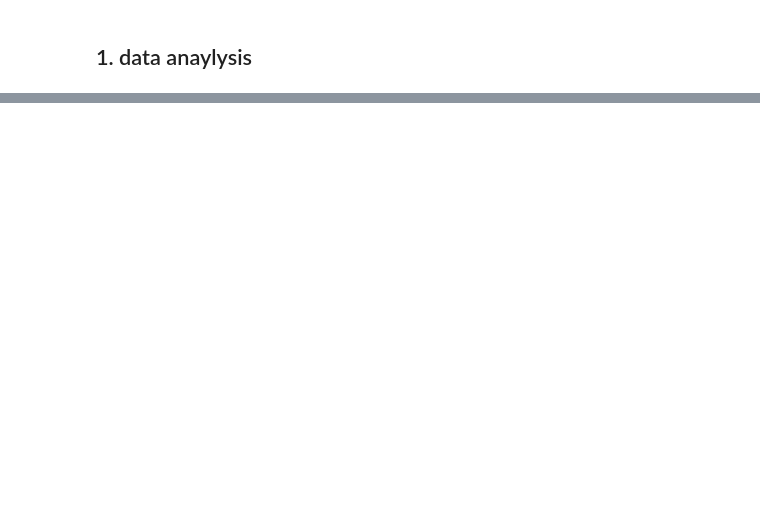
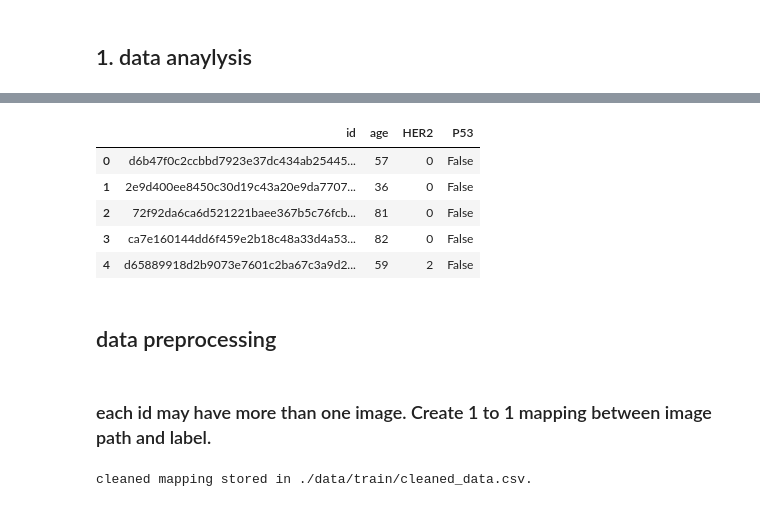
Before and after one commit to zwh42/CancerDetection, a Jupyter notebook: CancerDetection.ipynb, the cells around one changed output, grey strips where cells are left out. Cells and saved outputs as stored; diff of their text form; code cells hidden in the pictures; blank space fills up the shorter version.

```diff
--- a/CancerDetection.ipynb
+++ b/CancerDetection.ipynb
@@ -279,0 +62,25 @@ def create_result(csv_path):
+# %%
+test_df = pd.read_csv(TEST_CSV)
+test_df.head()
+# %% [output]
+|  | id | age | HER2 | P53 |
+| 0 | d6b47f0c2ccbbd7923e37dc434ab25445... | 57 | 0 | False |
+| 1 | 2e9d400ee8450c30d19c43a20e9da7707... | 36 | 0 | False |
+| 2 | 72f92da6ca6d521221baee367b5c76fcb... | 81 | 0 | False |
+| 3 | ca7e160144dd6f459e2b18c48a33d4a53... | 82 | 0 | False |
+| 4 | d65889918d2b9073e7601c2ba67c3a9d2... | 59 | 2 | False |
+# %% [markdown]
+## data preprocessing
+# %% [markdown]
+### each id may have more than one image. Create 1 to 1 mapping between image path and label.
+# %%
+f = open(CLEAN_DATA_FILE, "w")
+for idx, row in train_df.iterrows():
+    image_path_list = glob.glob(os.path.join(TRAIN_IMG_DIR, row["id"], "*.*"))
+    for image_path in image_path_list:
+        f.write(f'{image_path}, {row["molecular_subtype"]}\n')
+
+f.close()
+print(f"cleaned mapping stored in {CLEAN_DATA_FILE}.")
+# %% [output]
+cleaned mapping stored in ./data/train/cleaned_data.csv.
```
Also changed, not shown: parts of 43 cells of this notebook, 1 other file.
